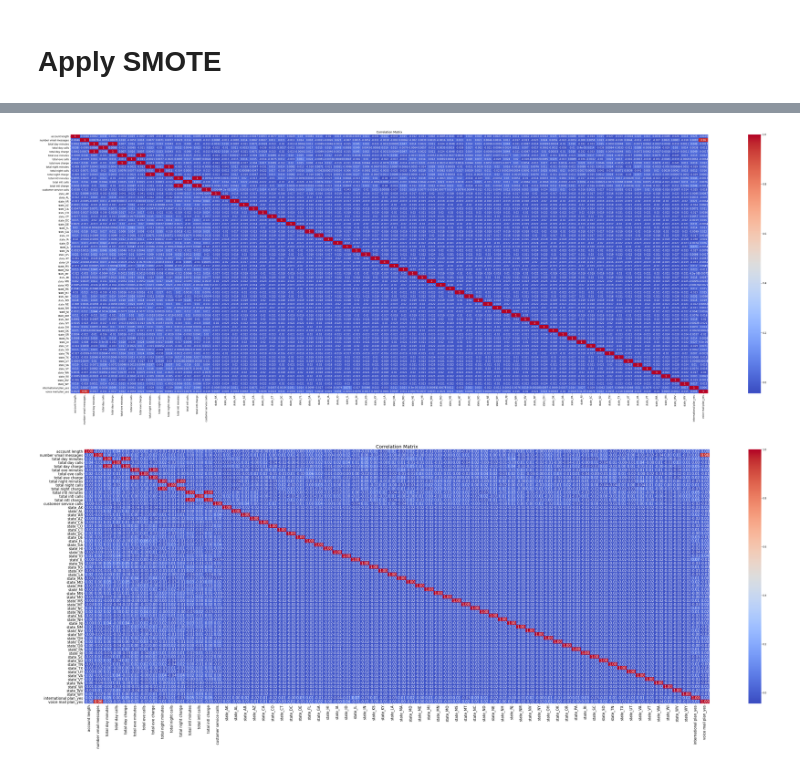
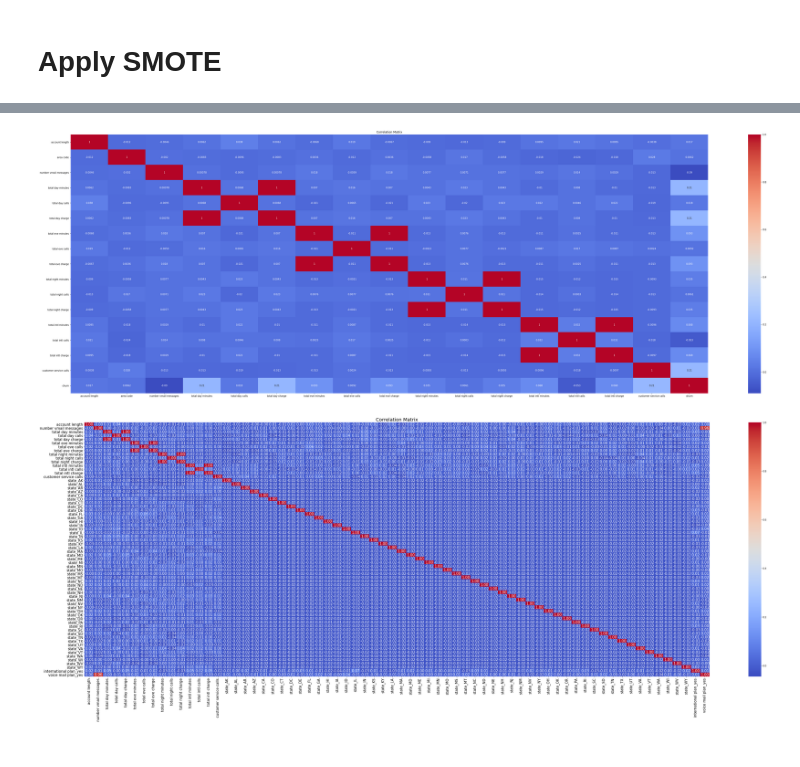
Before and after one commit to SeanE09/FPandA_Churn_Model, a Jupyter notebook: Dec Tree File (Advanced and Final (for real) with more Hyper Tuning!.ipynb, the cells around one changed output, grey strips where cells are left out. Cells and saved outputs as stored; diff of their text form; code cells hidden in the pictures.

```diff
--- a/Dec Tree File (Advanced and Final (for real) with more Hyper Tuning!.ipynb
+++ b/Dec Tree File (Advanced and Final (for real) with more Hyper Tuning!.ipynb
@@ -420,12 +588,12 @@ plt.show()
 # %%
-correlation_matrix = X_encoded.corr()
+correlation_matrix = data.corr()
 
 plt.figure(figsize=(60, 20))
 sns.heatmap(correlation_matrix, annot=True, cmap="coolwarm")
 plt.title("Correlation Matrix")
 plt.show()
 # %% [output]
-[figure, old version]
+[figure, new version]
 # %%
 correlation_matrix = X_encoded.corr()
 
```
Also changed, not shown: parts of 31 cells of this notebook, 2 other files.
